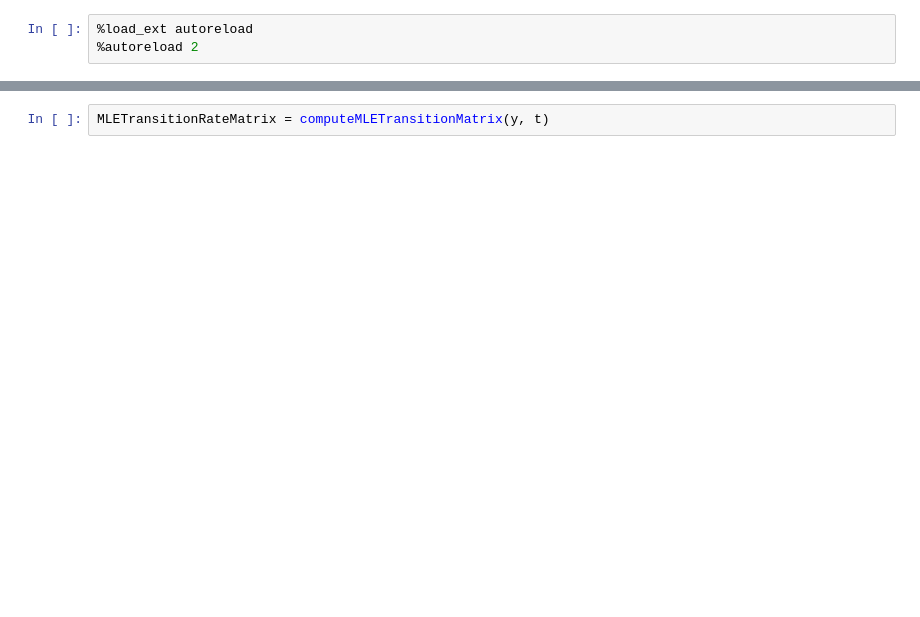
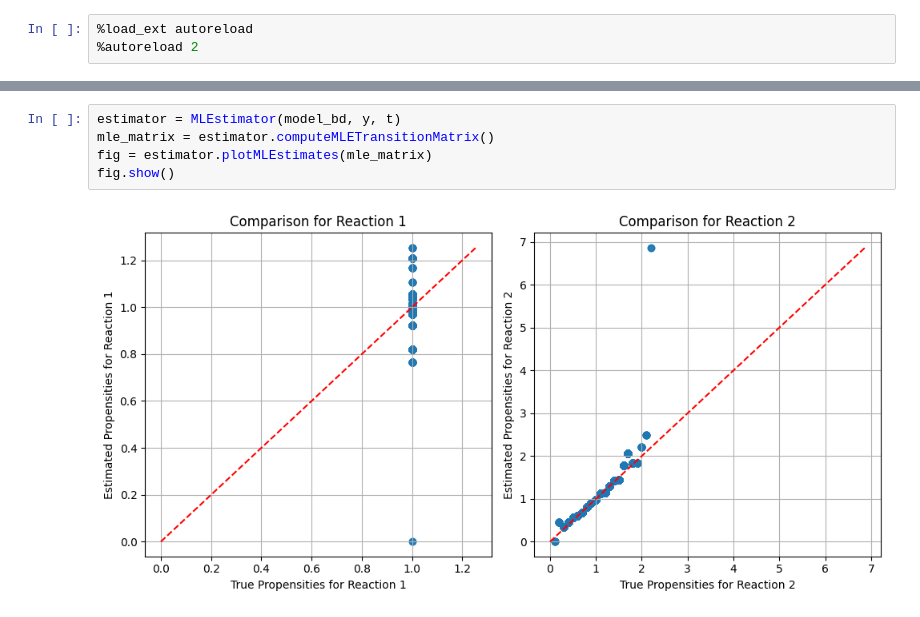
Before and after one commit to Mijan/NN-CTMC, a Jupyter notebook: Jupyter_notebooks/MLE.ipynb, the cells around one changed output, grey strips where cells are left out. Cells and saved outputs as stored; diff of their text form; blank space fills up the shorter version.

```diff
--- a/Jupyter_notebooks/MLE.ipynb
+++ b/Jupyter_notebooks/MLE.ipynb
@@ -26,2 +23,7 @@ fig = plotter.plotSystem(y, t, model)
 # %%
-MLETransitionRateMatrix = computeMLETransitionMatrix(y, t)
+estimator = MLEstimator(model_bd, y, t)
+mle_matrix = estimator.computeMLETransitionMatrix()
+fig = estimator.plotMLEstimates(mle_matrix)
+fig.show()
+# %% [output]
+[figure, added]
```
Also changed, not shown: parts of 8 cells of this notebook, 1 other file.
